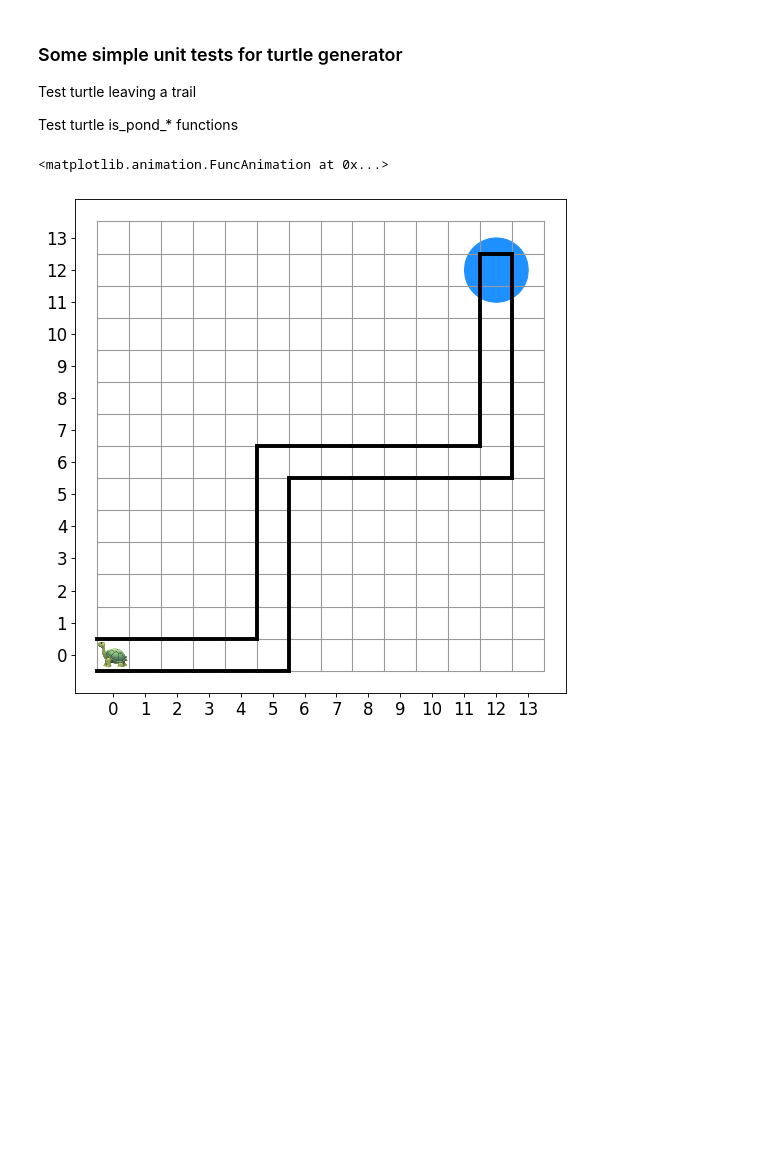
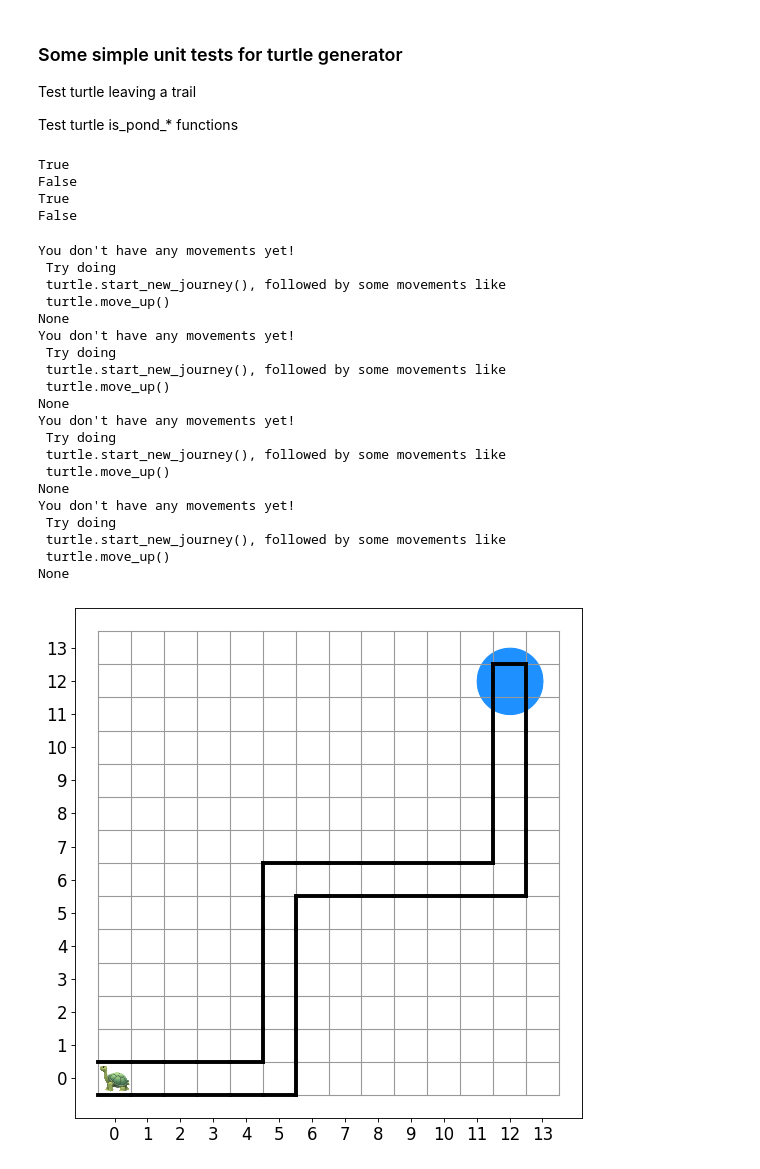
Before and after one commit to jbschroder/CS108, a Jupyter notebook: notebooks_turtle/unittest_turtle_trails_and_pond_finding.ipynb, the cells around one changed output. Saved outputs shown, nothing was run; the diff lists cells and outputs as text; code cells hidden in the pictures; blank space fills up the shorter version.

Commit message:
added is_pond functions

```diff
--- a/notebooks_turtle/unittest_turtle_trails_and_pond_finding.ipynb
+++ b/notebooks_turtle/unittest_turtle_trails_and_pond_finding.ipynb
@@ -15,24 +13,60 @@ if( os.path.isfile('./turtle.png') == False): print("Something went wrong with d
 from turtle_generator import turtle_generator
 # %%
 # check not completing maze by starting somewhere else
-turtle15 = turtle_generator(nx=14, ny=14, start_location=(0,0), maze_number=1,  pond_location=(12,12))
-turtle15.start_new_journey()
-turtle15.move_right(leave_trail=True);
-turtle15.move_right(leave_trail=True);
-turtle15.move_right(leave_trail=True);
-turtle15.move_right(leave_trail=False);
-turtle15.move_right(leave_trail=True);
-turtle15.move_up(leave_trail=True);
-turtle15.move_up(leave_trail=True);
-turtle15.move_up(leave_trail=True);
-turtle15.move_up(leave_trail=False);
-turtle15.move_up(leave_trail=True);
-turtle15.move_left(leave_trail=True);
-turtle15.move_left(leave_trail=True);
-turtle15.move_left(leave_trail=False);
-turtle15.move_down(leave_trail=True);
+turtle1 = turtle_generator(nx=14, ny=14, start_location=(0,0), maze_number=1,  pond_location=(12,12))
+turtle1.start_new_journey()
+turtle1.move_right(leave_trail=True);
+turtle1.move_right(leave_trail=True);
+turtle1.move_right(leave_trail=True);
+turtle1.move_right(leave_trail=False);
+turtle1.move_right(leave_trail=True);
+turtle1.move_up(leave_trail=True);
+turtle1.move_up(leave_trail=True);
+turtle1.move_up(leave_trail=True);
+turtle1.move_up(leave_trail=False);
+turtle1.move_up(leave_trail=True);
+turtle1.move_left(leave_trail=True);
+turtle1.move_left(leave_trail=True);
+turtle1.move_left(leave_trail=False);
+turtle1.move_down(leave_trail=True);
 # %%
-turtle15.watch_me_move()
+#turtle1.watch_me_move()
-# %% [output]
-<matplotlib.animation.FuncAnimation at 0x...>
-[figure, removed]
+# %%
+print( turtle1.is_pond_above() )
+print( turtle1.is_pond_below() )
+print( turtle1.is_pond_to_right() )
+print( turtle1.is_pond_to_left() )
+# %% [output]
+True
+False
+True
+False
+# %%
+turtle2 = turtle_generator(nx=14, ny=14, start_location=(3,4), maze_number=1,  pond_location=(12,12))
+print( turtle2.is_pond_above() )
+print( turtle2.is_pond_below() )
+print( turtle2.is_pond_to_right() )
+print( turtle2.is_pond_to_left() )
+turtle1.show_starting_position()
+# %% [output]
+You don't have any movements yet!
+ Try doing
+ turtle.start_new_journey(), followed by some movements like
+ turtle.move_up()
+None
+You don't have any movements yet!
+ Try doing
+ turtle.start_new_journey(), followed by some movements like
+ turtle.move_up()
+None
+You don't have any movements yet!
+ Try doing
+ turtle.start_new_journey(), followed by some movements like
+ turtle.move_up()
+None
+You don't have any movements yet!
+ Try doing
+ turtle.start_new_journey(), followed by some movements like
+ turtle.move_up()
+None
+[figure, added]
```
Also changed, not shown: parts of 7 cells of this notebook, 3 other files.
